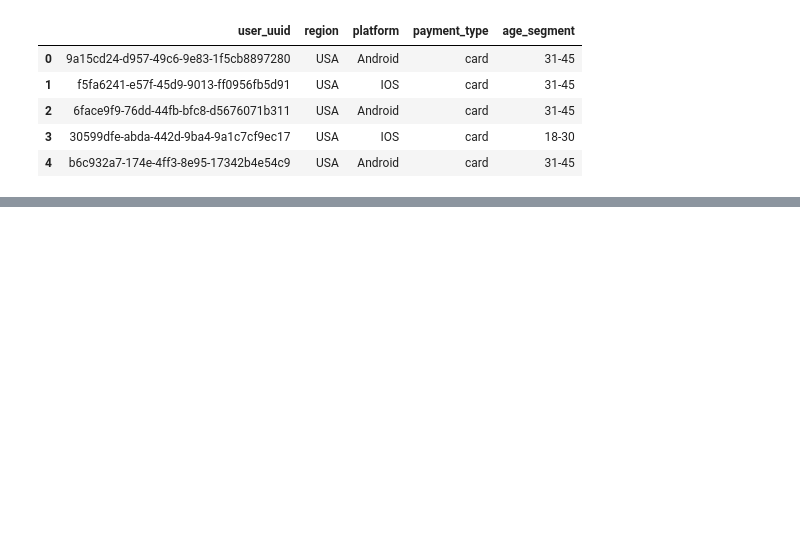
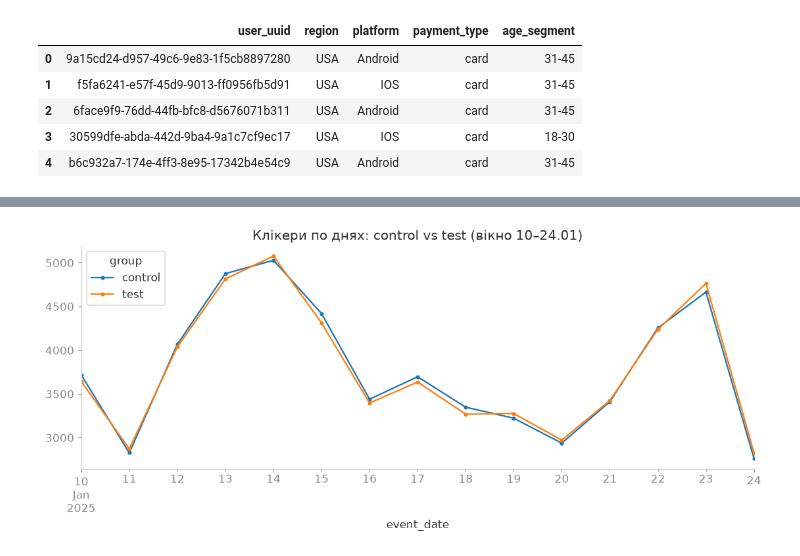
Before and after one commit to Trigger111/amo-case-nepop, a Jupyter notebook: amo_case_analysis.ipynb, the cells around one changed output, grey strips where cells are left out. Saved outputs shown, nothing was run; the diff lists cells and outputs as text; code cells hidden in the pictures; blank space fills up the shorter version.

```diff
--- a/amo_case_analysis.ipynb
+++ b/amo_case_analysis.ipynb
@@ -474,0 +175,13 @@ conclusion_task1.md
+# %%
+df_period = df_test_clean[
+    (df_test_clean['event_date'] >= period_start) &
+    (df_test_clean['event_date'] < period_end + pd.Timedelta(days=1))
+].copy()
+
+(df_period[df_period['event_name'] == 'click']
+    .groupby(['event_date', 'group'])['user_id'].nunique()
+    .unstack()
+    .plot(figsize=(12, 4), marker='.', title='Клікери по днях: control vs test (вікно 10–24.01)'))
+plt.show()
+# %% [output]
+[figure, added]
```
Also changed, not shown: parts of 46 cells of this notebook, 2 other files.
